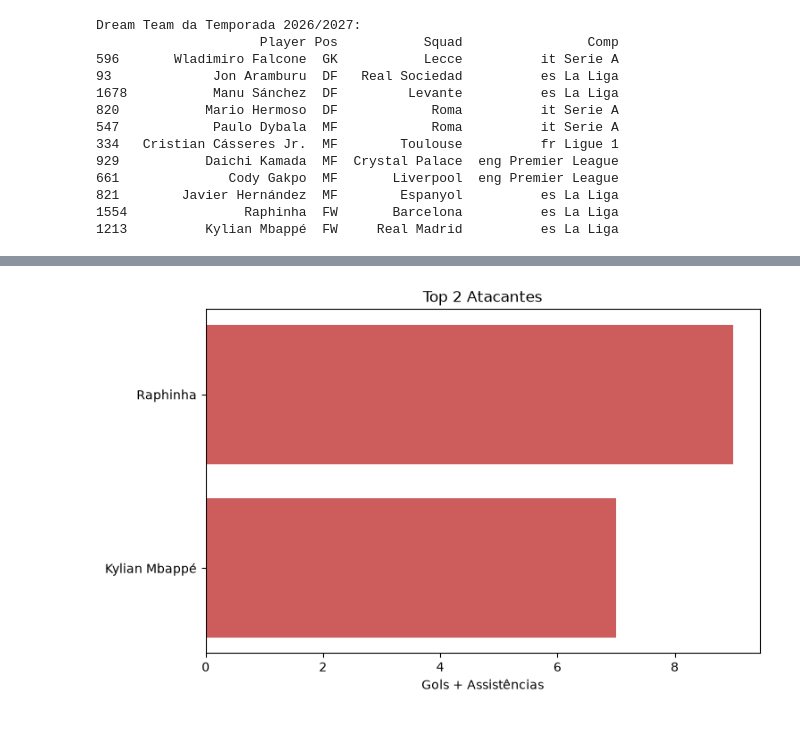
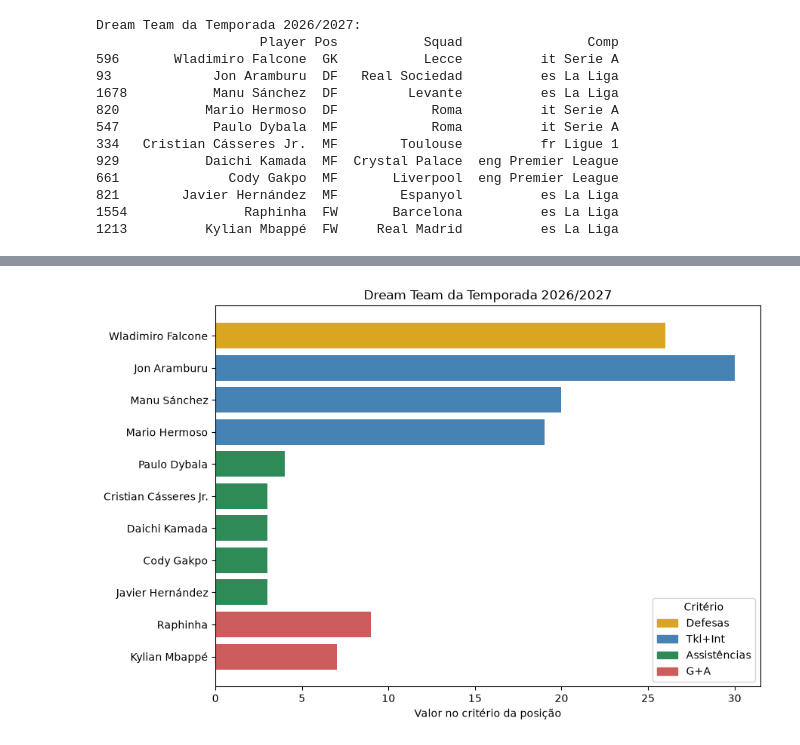
Before and after one commit to DanielSantanna1/analise-futebol-europeu, a Jupyter notebook: analise_futebol_europeu.ipynb, the cells around one changed output, grey strips where cells are left out. Saved outputs shown, nothing was run; the diff lists cells and outputs as text; code cells hidden in the pictures.

Commit message:
Adiciona conclusões e visualização em campo

```diff
--- a/analise_futebol_europeu.ipynb
+++ b/analise_futebol_europeu.ipynb
@@ -303,11 +281,30 @@ plt.show()
-# %%
-top_atacantes = atacantes.sort_values(by='G+A', ascending=False).head(2)[['Player', 'G+A']]
-
-plt.figure(figsize=(8,5))
-plt.barh(top_atacantes['Player'], top_atacantes['G+A'], color='indianred')
-plt.xlabel('Gols + Assistências')
-plt.title('Top 2 Atacantes')
-plt.gca().invert_yaxis()
-plt.show()
-# %% [output]
-[figure, removed]
+# %%
+import matplotlib.pyplot as plt
+
+# Monta uma coluna única com o valor do critério de cada jogador
+dream_team_plot = dream_team.copy()
+dream_team_plot['Valor'] = [
+    melhor_goleiro['Player'].map(lambda x: goleiros.loc[goleiros['Player']==x, 'Saves'].values[0]).values[0],
+    *defensores.set_index('Player').loc[melhores_defensores['Player'], 'Tkl+Int'].values,
+    *meio_campistas.set_index('Player').loc[melhores_meio_campistas['Player'], 'Ast'].values,
+    *atacantes.set_index('Player').loc[melhores_atacantes['Player'], 'G+A'].values,
+]
+dream_team_plot['Critério'] = ['Defesas']*1 + ['Tkl+Int']*3 + ['Assistências']*5 + ['G+A']*2
+
+cores = {'Defesas': 'goldenrod', 'Tkl+Int': 'steelblue', 'Assistências': 'seagreen', 'G+A': 'indianred'}
+
+plt.figure(figsize=(9,6))
+plt.barh(dream_team_plot['Player'], dream_team_plot['Valor'],
+         color=[cores[c] for c in dream_team_plot['Critério']])
+plt.xlabel('Valor no critério da posição')
+plt.title('Dream Team da Temporada 2026/2027')
+plt.gca().invert_yaxis()
+
+# Legenda manual por posição
+handles = [plt.Rectangle((0,0),1,1, color=cor) for cor in cores.values()]
+plt.legend(handles, cores.keys(), title='Critério', loc='lower right')
+
+plt.tight_layout()
+plt.show()
+# %% [output]
+[figure, added]
```
Also changed, not shown: parts of 4 cells of this notebook.
